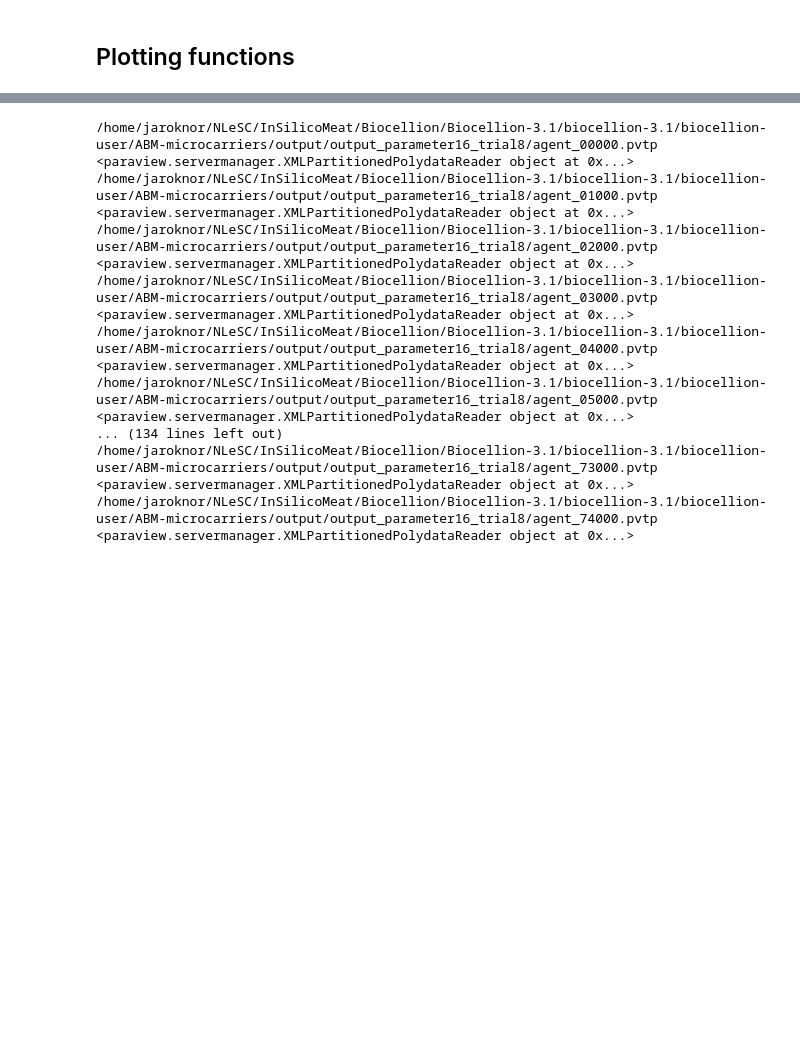
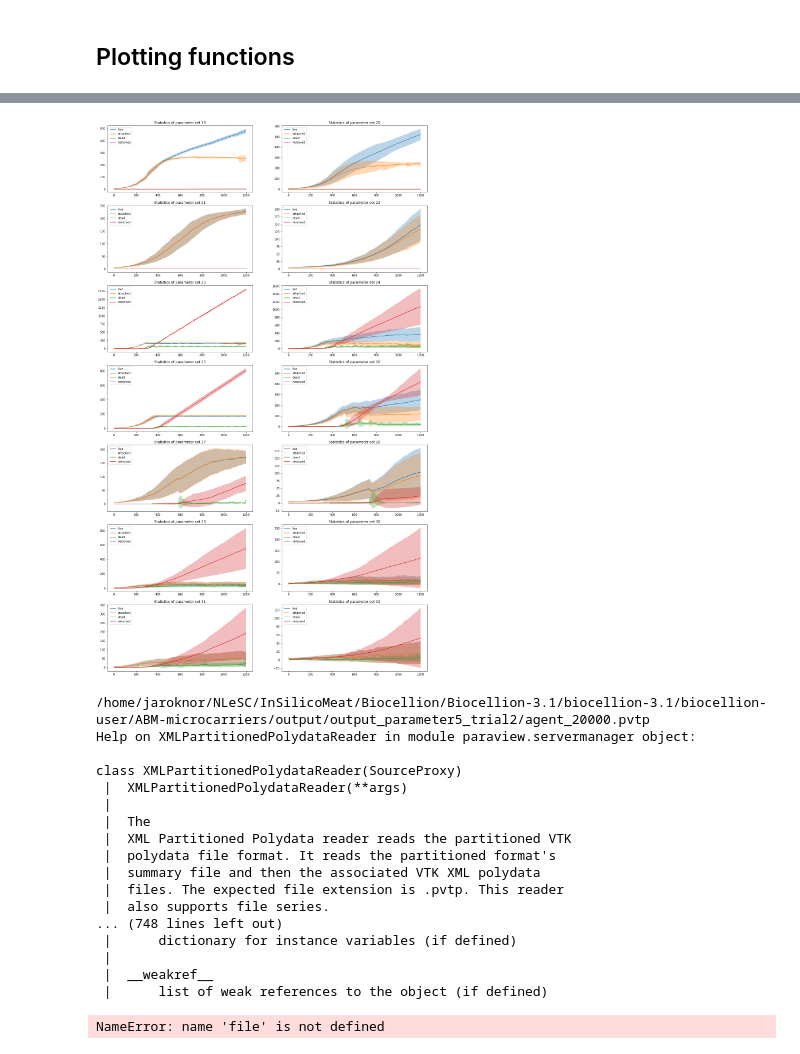
Before and after one commit to TheCMMC/biocellion-tools, a Jupyter notebook: biocellion_output_plotting.ipynb, the cells around one changed output, grey strips where cells are left out. Saved outputs shown, nothing was run; the diff lists cells and outputs as text; code cells hidden in the pictures; blank space fills up the shorter version.

```diff
--- a/biocellion_output_plotting.ipynb
+++ b/biocellion_output_plotting.ipynb
@@ -94 +108,5 @@ plot_multi_summary(range(5,32), range(1,11), ABM_CFD_FOLDER)
+# %%
+plot_compare_rpms(range(19,33), ABM_CFD_FOLDER)
+# %% [output]
+[figure, added]
 # %%
@@ -108,21 +136,32 @@ def plot_single_cells(par_id, trial, model_folder):
     return
 # %%
-plot_single_cells(16, 8, MODEL_OUTPUT_FOLDER)
+plot_single_cells(5, 2, MODEL_OUTPUT_FOLDER)
 # %% [output]
-/home/jaroknor/NLeSC/InSilicoMeat/Biocellion/Biocellion-3.1/biocellion-3.1/biocellion-user/ABM-microcarriers/output/output_parameter16_trial8/agent_00000.pvtp
-<paraview.servermanager.XMLPartitionedPolydataReader object at 0x...>
-/home/jaroknor/NLeSC/InSilicoMeat/Biocellion/Biocellion-3.1/biocellion-3.1/biocellion-user/ABM-microcarriers/output/output_parameter16_trial8/agent_01000.pvtp
-<paraview.servermanager.XMLPartitionedPolydataReader object at 0x...>
-/home/jaroknor/NLeSC/InSilicoMeat/Biocellion/Biocellion-3.1/biocellion-3.1/biocellion-user/ABM-microcarriers/output/output_parameter16_trial8/agent_02000.pvtp
-<paraview.servermanager.XMLPartitionedPolydataReader object at 0x...>
-/home/jaroknor/NLeSC/InSilicoMeat/Biocellion/Biocellion-3.1/biocellion-3.1/biocellion-user/ABM-microcarriers/output/output_parameter16_trial8/agent_03000.pvtp
-<paraview.servermanager.XMLPartitionedPolydataReader object at 0x...>
-/home/jaroknor/NLeSC/InSilicoMeat/Biocellion/Biocellion-3.1/biocellion-3.1/biocellion-user/ABM-microcarriers/output/output_parameter16_trial8/agent_04000.pvtp
-<paraview.servermanager.XMLPartitionedPolydataReader object at 0x...>
-/home/jaroknor/NLeSC/InSilicoMeat/Biocellion/Biocellion-3.1/biocellion-3.1/biocellion-user/ABM-microcarriers/output/output_parameter16_trial8/agent_05000.pvtp
-<paraview.servermanager.XMLPartitionedPolydataReader object at 0x...>
-... (134 lines left out)
-/home/jaroknor/NLeSC/InSilicoMeat/Biocellion/Biocellion-3.1/biocellion-3.1/biocellion-user/ABM-microcarriers/output/output_parameter16_trial8/agent_73000.pvtp
-<paraview.servermanager.XMLPartitionedPolydataReader object at 0x...>
-/home/jaroknor/NLeSC/InSilicoMeat/Biocellion/Biocellion-3.1/biocellion-3.1/biocellion-user/ABM-microcarriers/output/output_parameter16_trial8/agent_74000.pvtp
-<paraview.servermanager.XMLPartitionedPolydataReader object at 0x...>
+/home/jaroknor/NLeSC/InSilicoMeat/Biocellion/Biocellion-3.1/biocellion-3.1/biocellion-user/ABM-microcarriers/output/output_parameter5_trial2/agent_20000.pvtp
+Help on XMLPartitionedPolydataReader in module paraview.servermanager object:
+
+class XMLPartitionedPolydataReader(SourceProxy)
+ |  XMLPartitionedPolydataReader(**args)
+ |
+ |  The
+ |  XML Partitioned Polydata reader reads the partitioned VTK
+ |  polydata file format. It reads the partitioned format's
+ |  summary file and then the associated VTK XML polydata
+ |  files. The expected file extension is .pvtp. This reader
+ |  also supports file series.
+... (748 lines left out)
+ |      dictionary for instance variables (if defined)
+ |
+ |  __weakref__
+ |      list of weak references to the object (if defined)
+# %%
+from paraview import servermanager as sm
+from paraview.vtk.numpy_interface import dataset_adapter as dsa
+
+...
+
+vtk_data = sm.Fetch(pv_object)
+vtk_data = dsa.WrapDataObject(vtk_data)
+data = vtk_data.PointData[0]
+# %% [output]
+NameError: name 'file' is not defined
```
Also changed, not shown: parts of 6 cells of this notebook.
